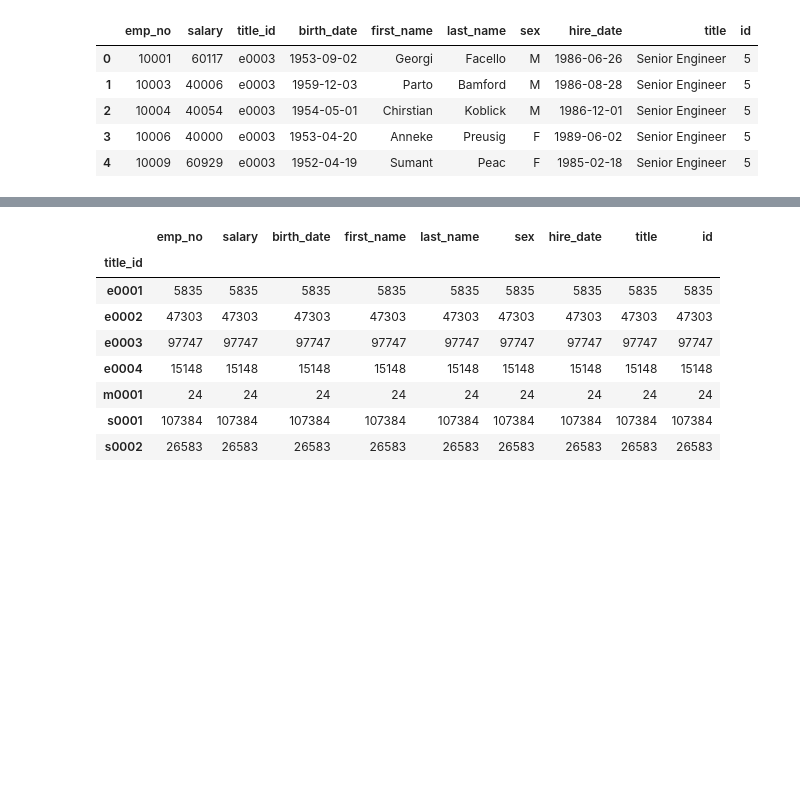
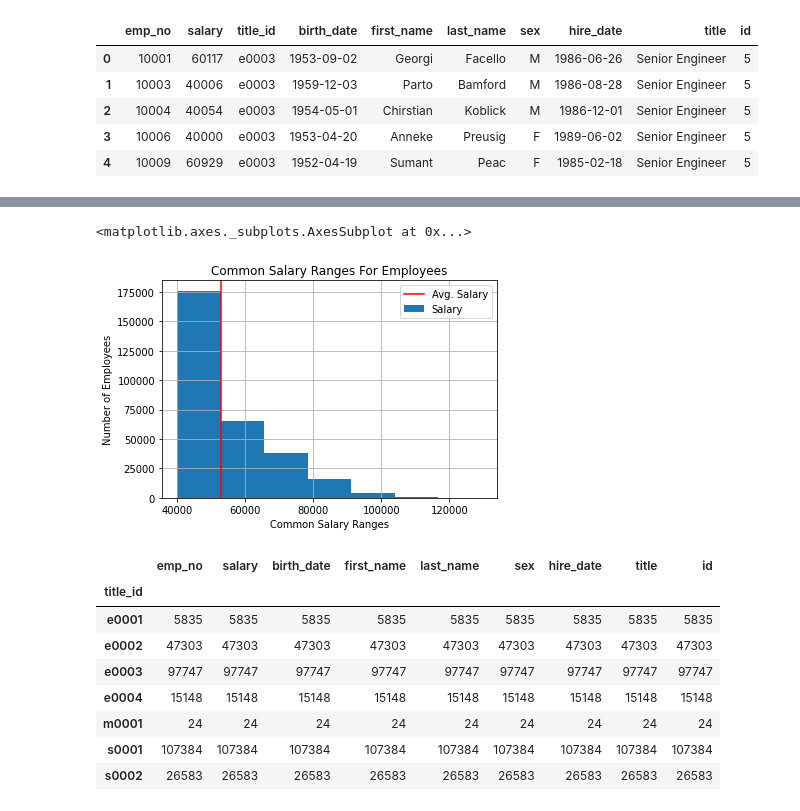
Before and after one commit to EmmaLimoli/SQL-Employee-Database, a Jupyter notebook: EmployeeSQL/data_visualization.ipynb, the cells around one changed output, grey strips where cells are left out. Cells and saved outputs as stored; diff of their text form; code cells hidden in the pictures; blank space fills up the shorter version.

Commit message:
finished histo

```diff
--- a/EmployeeSQL/data_visualization.ipynb
+++ b/EmployeeSQL/data_visualization.ipynb
@@ -92,3 +115,19 @@ all_data.head()
+# %%
+#create a histogram to visualize the most common salary ranges for employees
+
+hist_chart = salaries.plot=salaries["salary"].hist(bins=7, label="Salary")
+plt.axvline(salaries["salary"].mean(), color='r', linestyle='solid', linewidth=1.5, label="Avg. Salary")
+
+plt.title("Common Salary Ranges For Employees")
+plt.xlabel("Common Salary Ranges")
+plt.ylabel("Number of Employees")
+plt.legend()
+
+plt.savefig("ERD_image/histograph.png")
+hist_chart
+# %% [output]
+<matplotlib.axes._subplots.AxesSubplot at 0x...>
+[figure, added]
 # %%
 #groupby title_id
 
```
Also changed, not shown: parts of 5 cells of this notebook.
